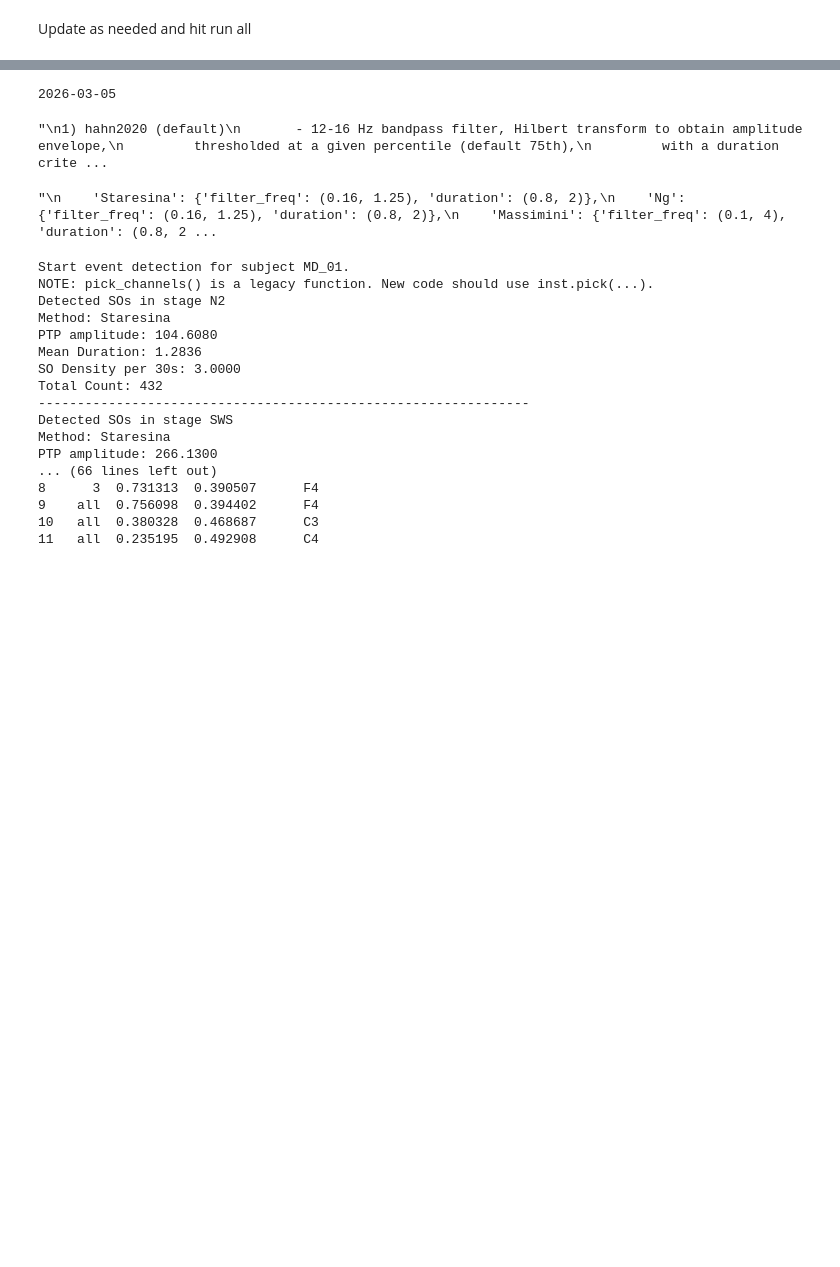
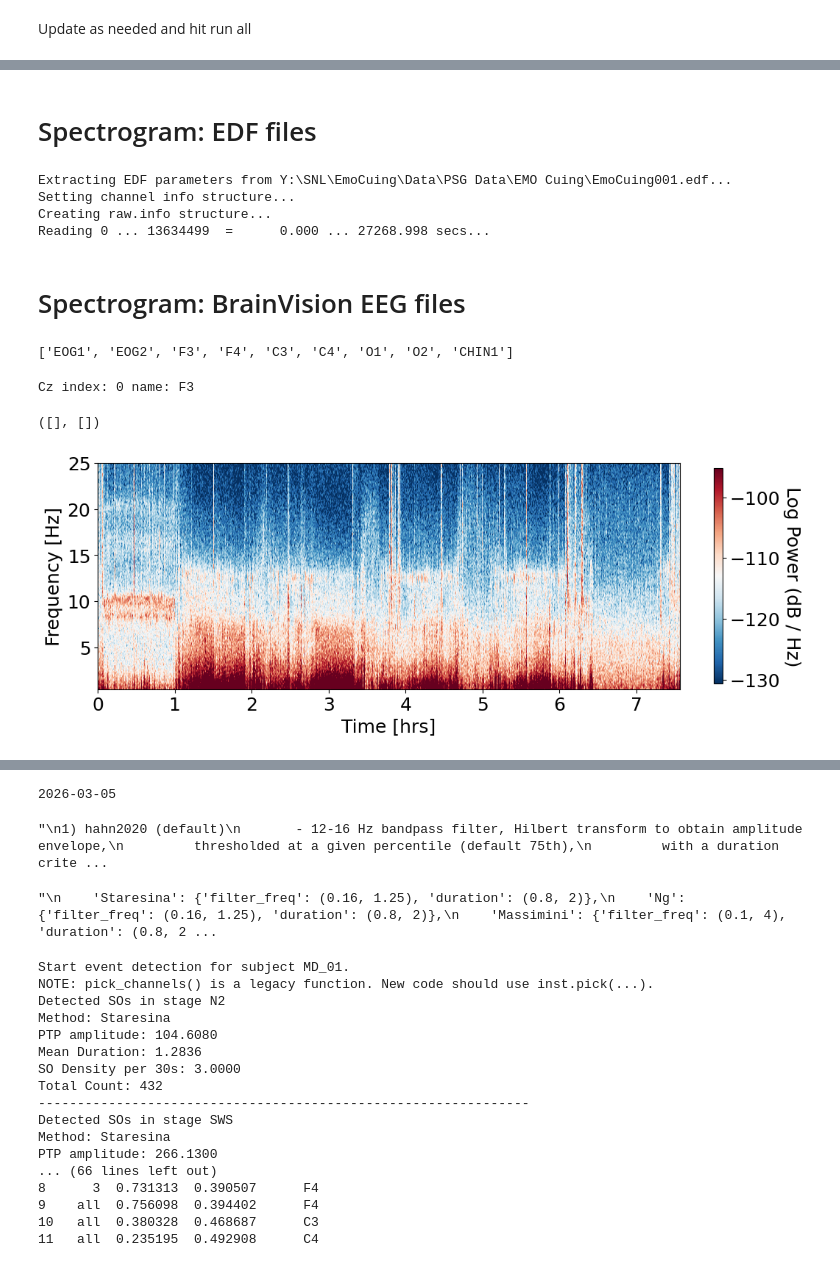
Before and after one commit to Somneuro-Lab-UMass/somnopy-v2, a Jupyter notebook: SPSO_Coupling_Notebook.ipynb, the cells around one changed output, grey strips where cells are left out. Cells and saved outputs as stored; diff of their text form; code cells hidden in the pictures; blank space fills up the shorter version.

Commit message:
working on spectrogram

```diff
--- a/SPSO_Coupling_Notebook.ipynb
+++ b/SPSO_Coupling_Notebook.ipynb
@@ -231,0 +187,36 @@ Coupling Density:      2.468
+# %% [markdown]
+# Spectrogram: EDF files
+# %%
+
+test_path = r"Y:\SNL\EmoCuing\Data\PSG Data\EMO Cuing\EmoCuing001.edf"
+raw = mne.io.read_raw_edf(test_path, preload=True)
+raw_data = raw.get_data()
+channels = raw.ch_names
+sampling_rate = raw.info["sfreq"]
+times = raw_data / sampling_rate
+# %% [output]
+Extracting EDF parameters from Y:\SNL\EmoCuing\Data\PSG Data\EMO Cuing\EmoCuing001.edf...
+Setting channel info structure...
+Creating raw.info structure...
+Reading 0 ... 13634499  =      0.000 ... 27268.998 secs...
+# %% [markdown]
+# Spectrogram: BrainVision EEG files
+# %%
+channels
+# %% [output]
+['EOG1', 'EOG2', 'F3', 'F4', 'C3', 'C4', 'O1', 'O2', 'CHIN1']
+# %%
+cz_idx = next(i for i, ch in enumerate(channels) if ch.strip().upper() in {"F3", "EEG CZ", "EEG:CZ", "Cz".upper()})
+data_cz = raw_data[cz_idx, :]
+
+print("Cz index:", cz_idx, "name:", channels[cz_idx])
+data_cz.shape
+
+[i for i, ch in enumerate(channels) if "CZ" in ch.upper()], [ch for ch in channels if "CZ" in ch.upper()]
+# %% [output]
+Cz index: 0 name: F3
+([], [])
+# %%
+fig = yasa.plot_spectrogram(raw_data[2], sampling_rate)
+# %% [output]
+[figure, added]
```
Also changed, not shown: parts of 9 cells of this notebook, 3 other files.
